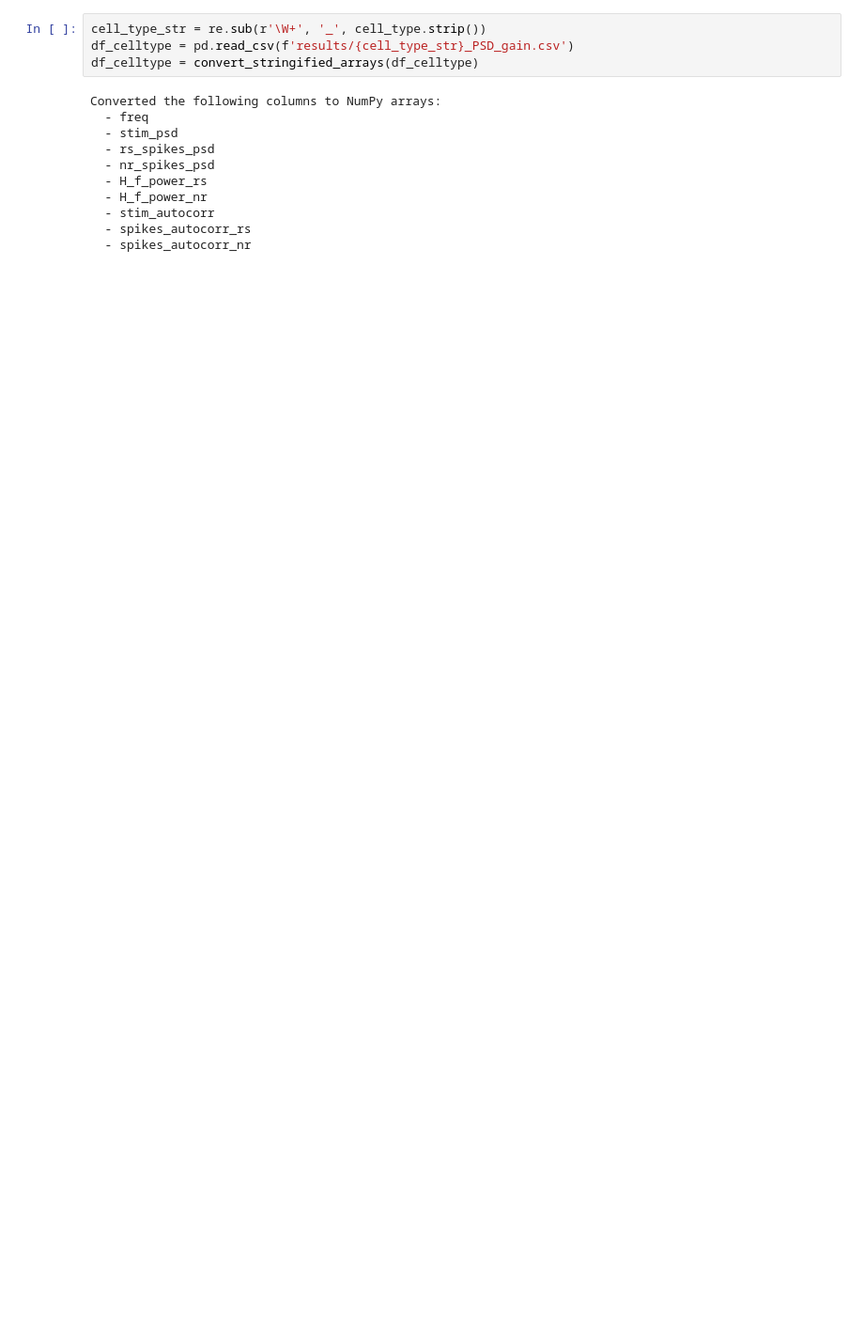
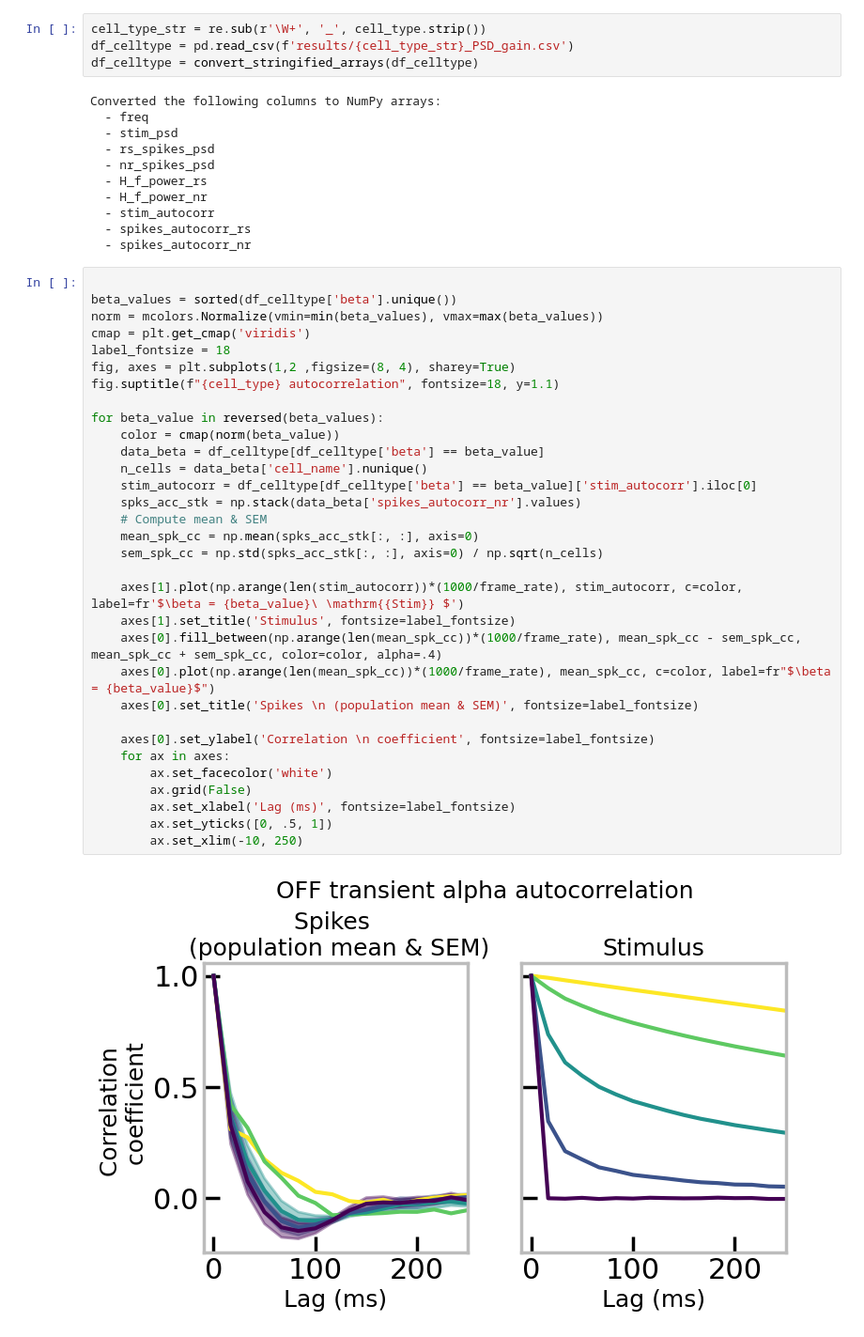
Before and after one commit to SchwartzNU/DJ_schwartzlab, a Jupyter notebook: project_scripts/TemporalProcessing/plot_autocorrelation.ipynb, the cells around one changed output. Shown at 94% size. Saved outputs shown, nothing was run; the diff lists cells and outputs as text; blank space fills up the shorter version.

```diff
--- a/project_scripts/TemporalProcessing/plot_autocorrelation.ipynb
+++ b/project_scripts/TemporalProcessing/plot_autocorrelation.ipynb
@@ -30,6 +30,40 @@ Converted the following columns to NumPy arrays:
   - stim_autocorr
   - spikes_autocorr_rs
   - spikes_autocorr_nr
+# %%
+
+beta_values = sorted(df_celltype['beta'].unique())
+norm = mcolors.Normalize(vmin=min(beta_values), vmax=max(beta_values))
+cmap = plt.get_cmap('viridis')
+label_fontsize = 18
+fig, axes = plt.subplots(1,2 ,figsize=(8, 4), sharey=True)
+fig.suptitle(f"{cell_type} autocorrelation", fontsize=18, y=1.1)
+
+for beta_value in reversed(beta_values):
+    color = cmap(norm(beta_value))
+    data_beta = df_celltype[df_celltype['beta'] == beta_value]
+    n_cells = data_beta['cell_name'].nunique()
+    stim_autocorr = df_celltype[df_celltype['beta'] == beta_value]['stim_autocorr'].iloc[0]
+    spks_acc_stk = np.stack(data_beta['spikes_autocorr_nr'].values)
+    # Compute mean & SEM
+    mean_spk_cc = np.mean(spks_acc_stk[:, :], axis=0)
+    sem_spk_cc = np.std(spks_acc_stk[:, :], axis=0) / np.sqrt(n_cells)
+
+    axes[1].plot(np.arange(len(stim_autocorr))*(1000/frame_rate), stim_autocorr, c=color, label=fr'$\beta = {beta_value}\ \mathrm{{Stim}} $')
+    axes[1].set_title('Stimulus', fontsize=label_fontsize)
+    axes[0].fill_between(np.arange(len(mean_spk_cc))*(1000/frame_rate), mean_spk_cc - sem_spk_cc, mean_spk_cc + sem_spk_cc, color=color, alpha=.4)
+    axes[0].plot(np.arange(len(mean_spk_cc))*(1000/frame_rate), mean_spk_cc, c=color, label=fr"$\beta = {beta_value}$")
+    axes[0].set_title('Spikes \n (population mean & SEM)', fontsize=label_fontsize)
+
+    axes[0].set_ylabel('Correlation \n coefficient', fontsize=label_fontsize)
+    for ax in axes:
+        ax.set_facecolor('white')
+        ax.grid(False)
+        ax.set_xlabel('Lag (ms)', fontsize=label_fontsize)
+        ax.set_yticks([0, .5, 1])
+        ax.set_xlim(-10, 250)
+# %% [output]
+[figure, added]
 # %%
 
 beta_values = sorted(df_celltype['beta'].unique())
```
Also changed, not shown: parts of 2 cells of this notebook.
